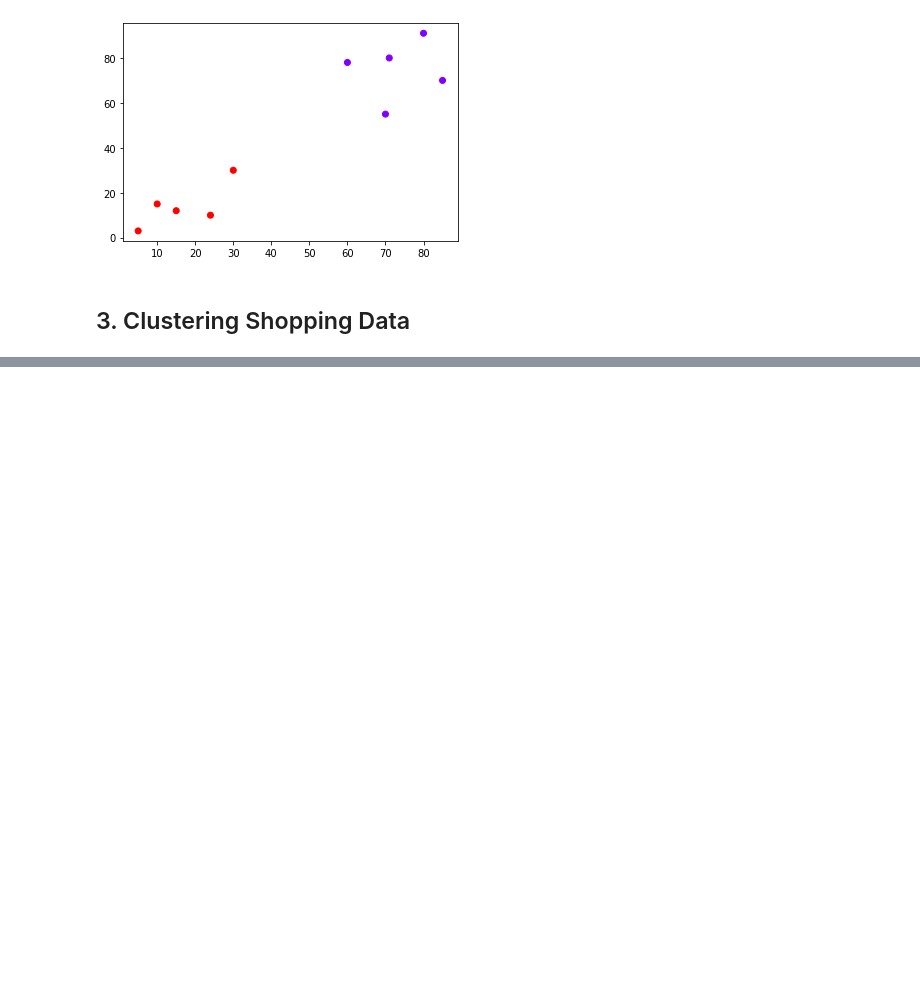
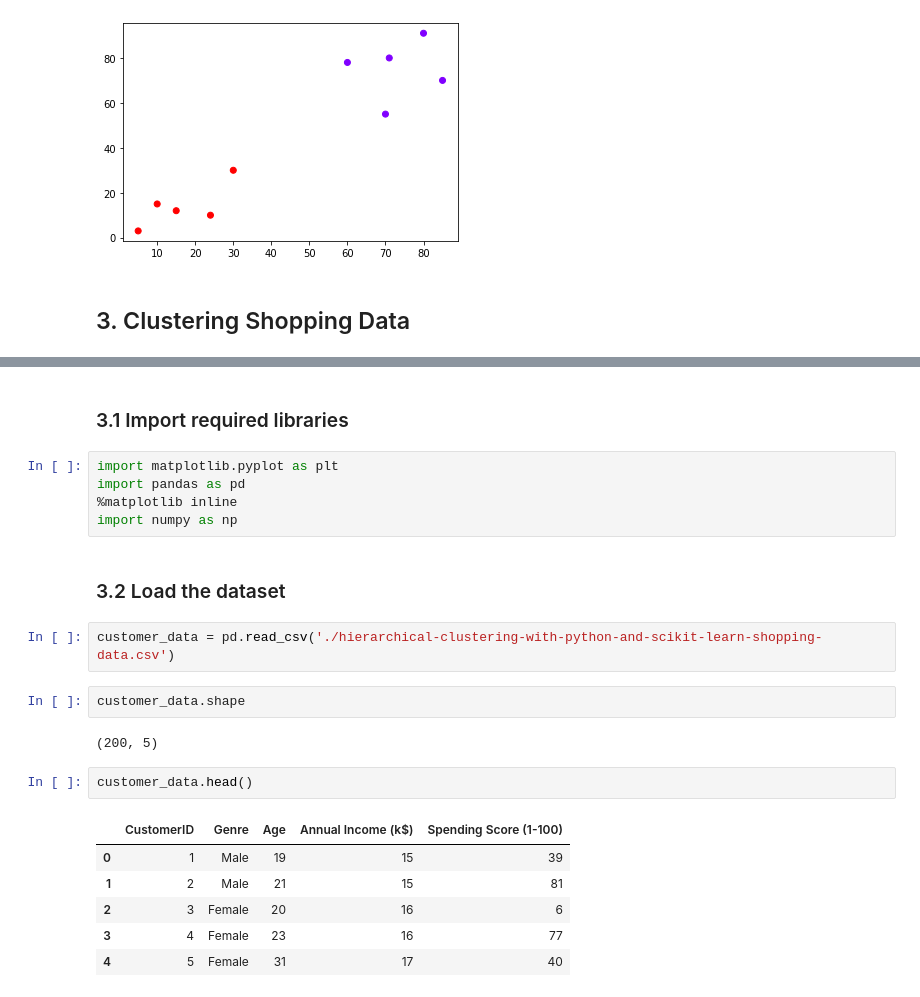
Before and after one commit to zhangjianzhang/text_mining, a Jupyter notebook: files/codes/lecture_8/lecture_8_2.ipynb, the cells around one changed output, grey strips where cells are left out. Drawn from its saved outputs; the diff is of its cells as text; blank space fills up the shorter version.

```diff
--- a/files/codes/lecture_8/lecture_8_2.ipynb
+++ b/files/codes/lecture_8/lecture_8_2.ipynb
@@ -156,0 +165,24 @@ plt.scatter(X[:,0],X[:,1], c=cluster.labels_, cmap='rainbow')
+# %% [markdown]
+### 3.1 Import required libraries
+# %%
+import matplotlib.pyplot as plt
+import pandas as pd
+%matplotlib inline
+import numpy as np
+# %% [markdown]
+### 3.2 Load the dataset
+# %%
+customer_data = pd.read_csv('./hierarchical-clustering-with-python-and-scikit-learn-shopping-data.csv')
+# %%
+customer_data.shape
+# %% [output]
+(200, 5)
+# %%
+customer_data.head()
+# %% [output]
+|  | CustomerID | Genre | Age | Annual Income (k$) | Spending Score (1-100) |
+| 0 | 1 | Male | 19 | 15 | 39 |
+| 1 | 2 | Male | 21 | 15 | 81 |
+| 2 | 3 | Female | 20 | 16 | 6 |
+| 3 | 4 | Female | 23 | 16 | 77 |
+| 4 | 5 | Female | 31 | 17 | 40 |
```
Also changed, not shown: parts of 10 cells of this notebook, 2 other files.
